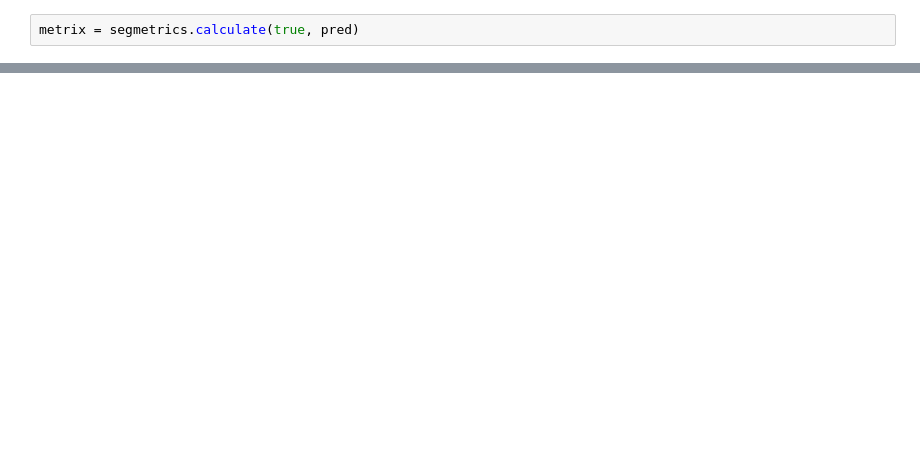
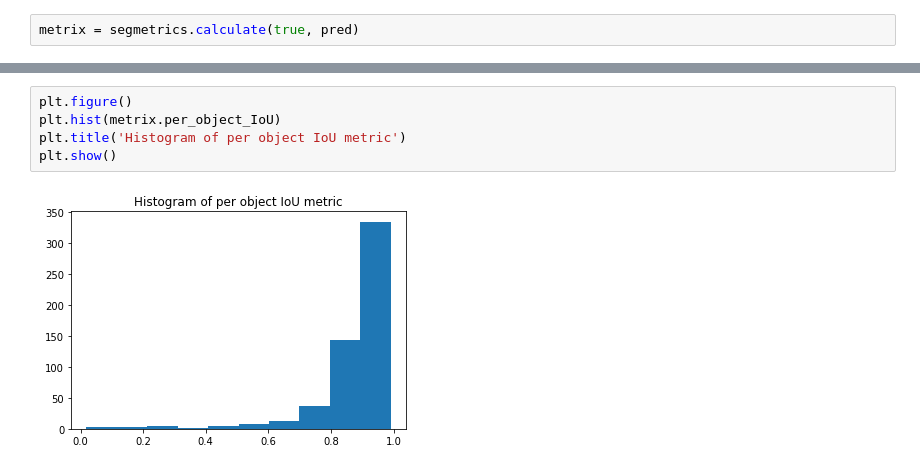
Before and after one commit to lowe-lab-ucl/unet_segmentation_metrics, a Jupyter notebook: notebooks/unet_segmentation_metrics.ipynb, the cells around one changed output, grey strips where cells are left out. Saved outputs shown, nothing was run; the diff lists cells and outputs as text; blank space fills up the shorter version.

```diff
--- a/notebooks/unet_segmentation_metrics.ipynb
+++ b/notebooks/unet_segmentation_metrics.ipynb
@@ -62,0 +60,7 @@ Pixel identity:             0.97
+# %%
+plt.figure()
+plt.hist(metrix.per_object_IoU)
+plt.title('Histogram of per object IoU metric')
+plt.show()
+# %% [output]
+[figure, added]
```
Also changed, not shown: parts of 13 cells of this notebook, 1 other file.
